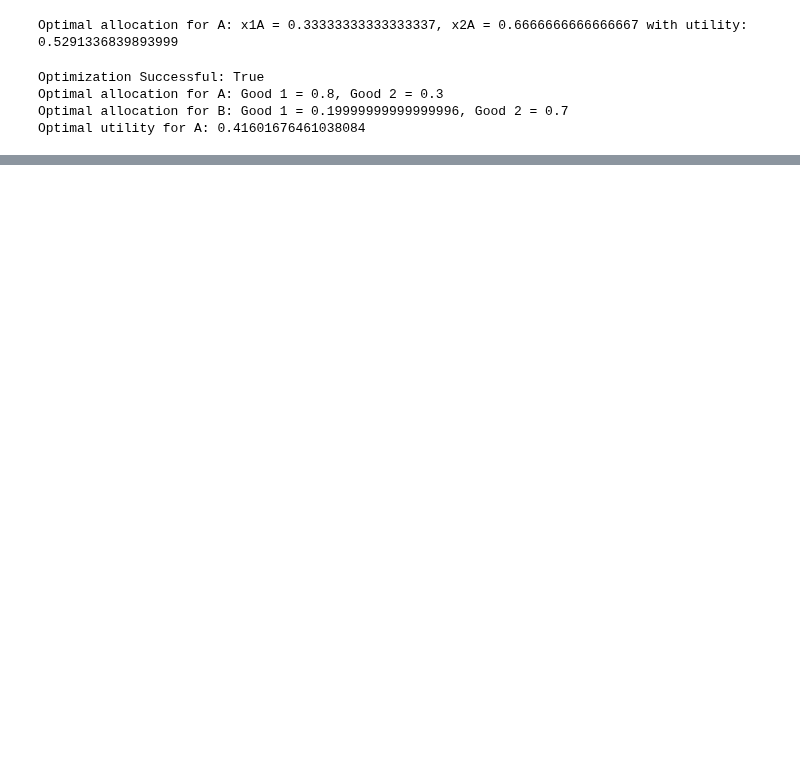
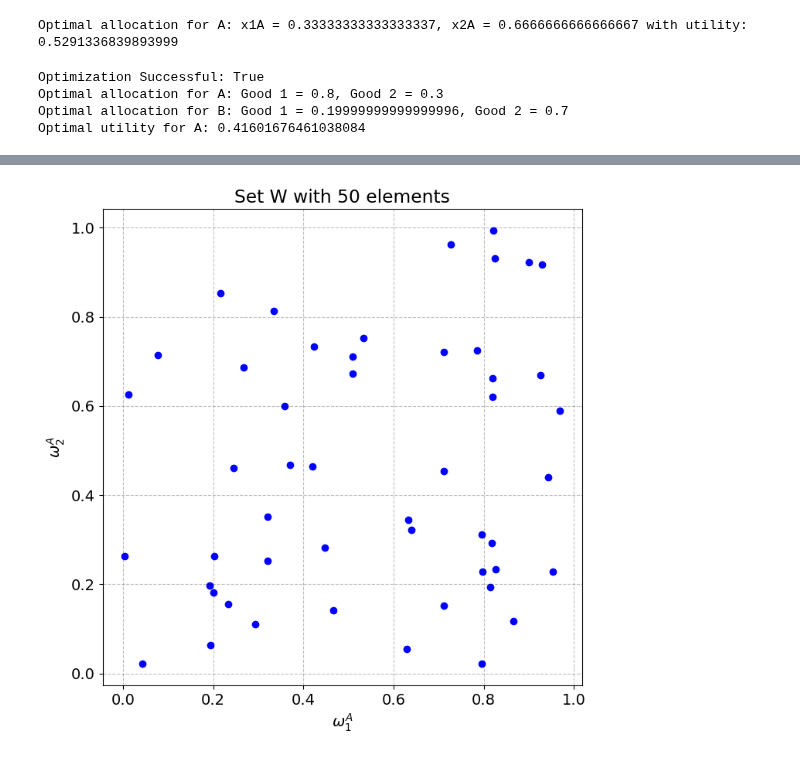
Before and after one commit to NumEconCopenhagen/projects-2024-frederik, a Jupyter notebook: inauguralproject/InauguralProject2025.ipynb, the cells around one changed output, grey strips where cells are left out. Drawn from its saved outputs; the diff is of its cells as text; code cells hidden in the pictures; blank space fills up the shorter version.

```diff
--- a/inauguralproject/InauguralProject2025.ipynb
+++ b/inauguralproject/InauguralProject2025.ipynb
@@ -348,3 +448,25 @@ Optimal utility for A: 0.41601676461038084
+# %%
+#opgave 7
+import numpy as np
+import matplotlib.pyplot as plt
+
+# Number of elements
+num_elements = 50
+
+# Draw 50 samples for omega_1^A and omega_2^A from a uniform distribution U(0,1)
+omega_1A_samples = np.random.uniform(0, 1, num_elements)
+omega_2A_samples = np.random.uniform(0, 1, num_elements)
+
+# Visualize the set W
+plt.figure(figsize=(8, 8))
+plt.scatter(omega_1A_samples, omega_2A_samples, color='blue')
+plt.title('Set W with 50 elements')
+plt.xlabel('$\omega_1^A$')
+plt.ylabel('$\omega_2^A$')
+plt.grid(True)
+plt.show()
+# %% [output]
+[figure, added]
 # %%
 #Spørgsmål 8
 import numpy as np
```
Also changed, not shown: parts of 11 cells of this notebook.
